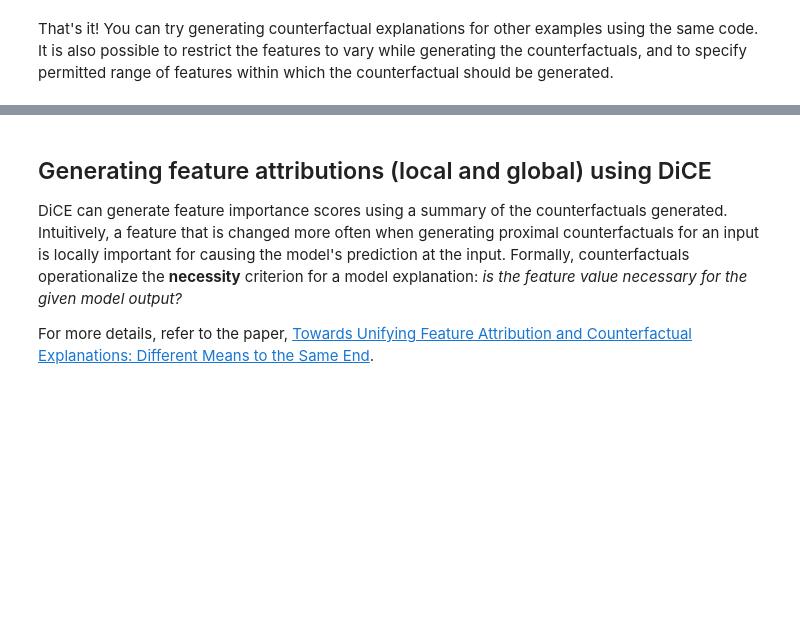
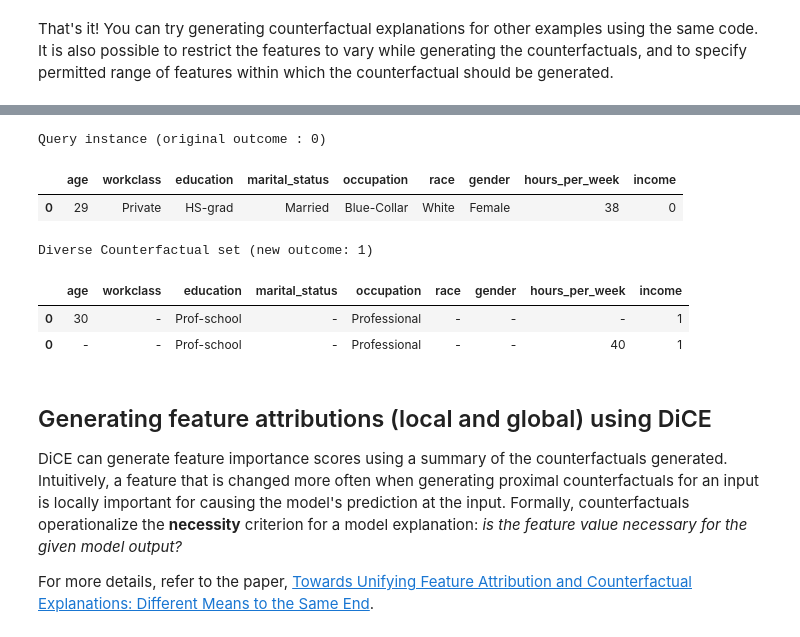
Before and after one commit to Dice-Extended/dice-x, a Jupyter notebook: docs/source/notebooks/DiCE_getting_started.ipynb, the cells around one changed output, grey strips where cells are left out. Cells and saved outputs as stored; diff of their text form; code cells hidden in the pictures; blank space fills up the shorter version.

```diff
--- a/docs/source/notebooks/DiCE_getting_started.ipynb
+++ b/docs/source/notebooks/DiCE_getting_started.ipynb
@@ -219,10 +227,19 @@ e2.visualize_as_dataframe(show_only_changes=True)
 # %%
 # Restricting age to be between [20,30] and Education to be either {'Doctorate', 'Prof-school'}.
 e3 = exp.generate_counterfactuals(x_test[0:1],
                                   total_CFs=2,
                                   desired_class="opposite",
-                                  permitted_range={'age': [20, 30], 'education': ['Doctorate', 'Prof-school']})
+                                  permitted_range={'age': [20, 30], 'education': ['Doctorate', 'Prof-school']},
+                                  perturbation_method="gaussian", **gaussian_kwargs)
 e3.visualize_as_dataframe(show_only_changes=True)
+# %% [output]
+Query instance (original outcome : 0)
+|  | age | workclass | education | marital_status | occupation | race | gender | hours_per_week | income |
+| 0 | 29 | Private | HS-grad | Married | Blue-Collar | White | Female | 38 | 0 |
+Diverse Counterfactual set (new outcome: 1)
+|  | age | workclass | education | marital_status | occupation | race | gender | hours_per_week | income |
+| 0 | 30 | - | Prof-school | - | Professional | - | - | - | 1 |
+| 0 | - | - | Prof-school | - | Professional | - | - | 40 | 1 |
 # %% [markdown]
 ## Generating feature attributions (local and global) using DiCE
 
```
Also changed, not shown: parts of 6 cells of this notebook, 6 other files.
